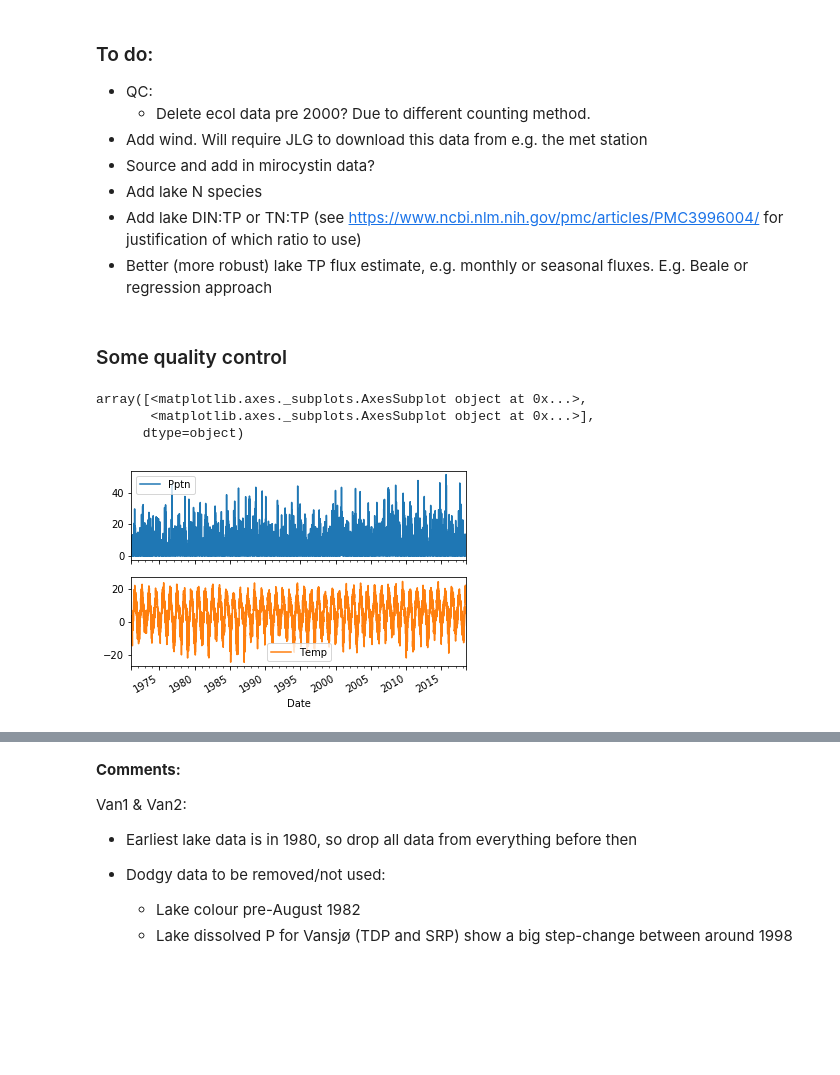
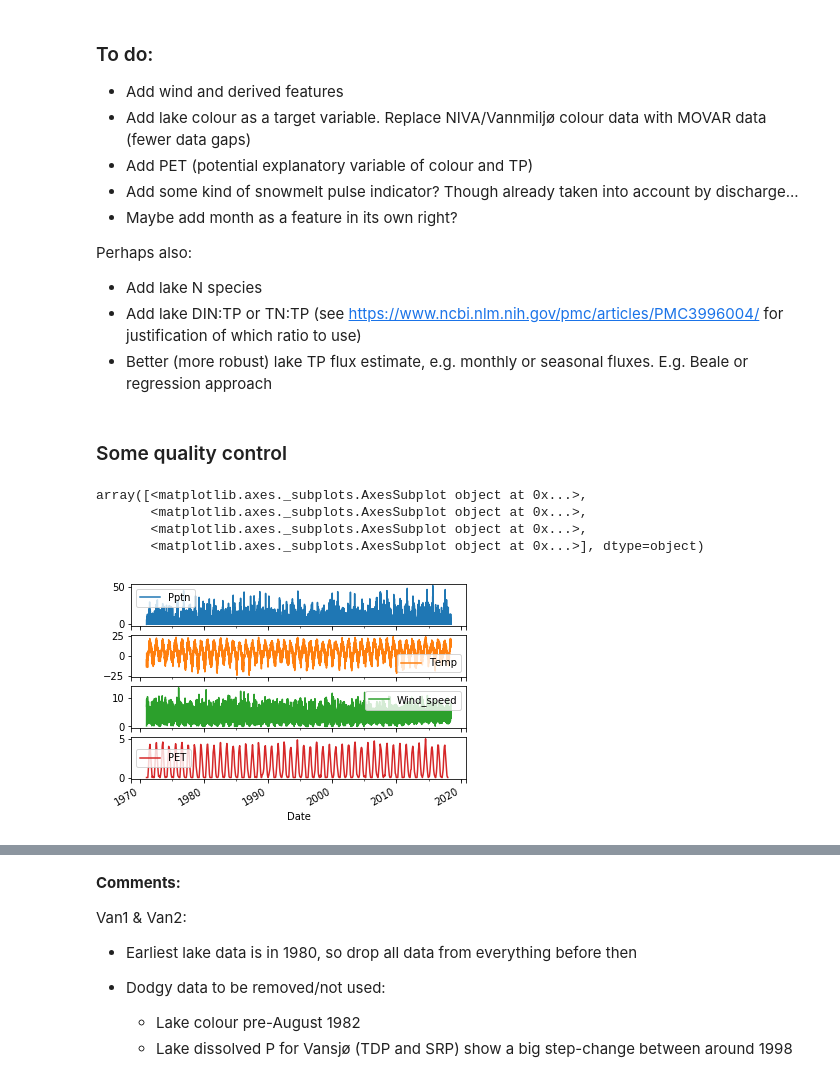
Before and after one commit to icra/WATExR, a Jupyter notebook: Norway_Morsa/Model_Development/Notebooks/01_Make_data_matrix.ipynb, the cells around one changed output, grey strips where cells are left out. Drawn from its saved outputs; the diff is of its cells as text; code cells hidden in the pictures; blank space fills up the shorter version.

Commit message:
Added additional features
Added wind speed and associated features, and PET. Added lake colour as a response variable.

```diff
--- a/Norway_Morsa/Model_Development/Notebooks/01_Make_data_matrix.ipynb
+++ b/Norway_Morsa/Model_Development/Notebooks/01_Make_data_matrix.ipynb
@@ -6,10 +7,13 @@ import os
 # import seaborn as sns
 # %% [markdown]
 ### To do:
-- QC:
-    * Delete ecol data pre 2000? Due to different counting method.
-- Add wind. Will require JLG to download this data from e.g. the met station
-- Source and add in mirocystin data?
+- Add wind and derived features
+- Add lake colour as a target variable. Replace NIVA/Vannmiljø colour data with MOVAR data (fewer data gaps)
+- Add PET (potential explanatory variable of colour and TP)
+- Add some kind of snowmelt pulse indicator? Though already taken into account by discharge...
+- Maybe add month as a feature in its own right?
+
+Perhaps also:
 - Add lake N species
 - Add lake DIN:TP or TN:TP (see https://www.ncbi.nlm.nih.gov/pmc/articles/PMC3996004/ for justification of which ratio to use)
 - Better (more robust) lake TP flux estimate, e.g. monthly or seasonal fluxes. E.g. Beale or regression approach
@@ -25,6 +29,8 @@ inc_fluxes = 0 # 0 or 1
 
 # Met (T, pptn)
 met_fpath = r'../data/Daily_1km_gridded_data_Morsa.csv'
+wind_fpath = r'../data/Obs_Rygge_MeanWindSpeed.csv' # Mean daily wind speed (m/s), Rygge airport
+PET_fpath = r'../data/Morsa_ThornthwaitePET.csv' #N.B. calculated using met station temp rather than gridded. But the two are v. comparable (not so pptn)
 
 # Discharge
 Q_fpath = r'../data/3-22-0_D6pm_Hogfoss_Scaled_to_Kure.csv'
@@ -36,6 +42,9 @@ catchwq_fpath = r'../data/003-59191_chem_obs.csv'
 fname_dict = {'Van1':'Storefjorden (VAN1)', 'Van2':'Vanemfjorden (VAN2)'}
 lakewq_fpath = r'../data/%s_chem_obs.csv'%fname_dict[basin]
 
+# Alternative lake colour data (from Storefjorden, 20m depth, MOVAR data)
+movar_color_fpath = r'../data/LakeColour_MOVAR.csv'
+
 # Lake ecology (PTI, biovolume, cyanomax, cyano biovolume)
 ecol_fpath = r'../data/%s_PTI_Cyano.xlsx'%basin
 
@@ -44,9 +53,15 @@ out_file = r'../data/DataMatrices'
 # %%
 # READ IN
 met_df = pd.read_csv(met_fpath, index_col=0, parse_dates=True, dayfirst=True)
+pet_df = pd.read_csv(PET_fpath, index_col=0, parse_dates=True, dayfirst=True)
+wind_df = pd.read_csv(wind_fpath, index_col=0, parse_dates=True, dayfirst=True)
+
 Q_df = pd.read_csv(Q_fpath, index_col=0, parse_dates=True, dayfirst=True)
+
 catchwq_df = pd.read_csv(catchwq_fpath, index_col=0, parse_dates=True, dayfirst=True)
+
 lakewq_df = pd.read_csv(lakewq_fpath, index_col=0, parse_dates=True, dayfirst=True)
+color_df = pd.read_csv(movar_color_fpath, index_col=0, parse_dates=True, dayfirst=True)
 
 # If looking at Van2 (Vanemfjorden), also read in lake data from Storefjorden
 if basin =='Van2':
@@ -63,14 +78,22 @@ ecol_df = pd.concat([PTI_df['PTI'], biovol_df['Biovolume_mm3_per_l'], cyanoBiovo
 # %%
 # For the met data, just pick the columns of interest and rename them
 met_df = met_df[['RR','TG']]
 met_df.columns = ['Pptn','Temp']
 met_df.index.name = 'Date'
+
+# Add mean daily wind speed (m/s)
+met_df['Wind_speed'] = wind_df.iloc[:,0]
+
+# Also add PET (mm/day)
+met_df['PET'] = pet_df['PET']
+
 met_df.plot(subplots=True)
 # %% [output]
 array([<matplotlib.axes._subplots.AxesSubplot object at 0x...>,
-       <matplotlib.axes._subplots.AxesSubplot object at 0x...>],
-      dtype=object)
+       <matplotlib.axes._subplots.AxesSubplot object at 0x...>,
+       <matplotlib.axes._subplots.AxesSubplot object at 0x...>,
+       <matplotlib.axes._subplots.AxesSubplot object at 0x...>], dtype=object)
-[figure, old version]
+[figure, new version]
 # %%
 Q_df = Q_df['Q_18H_average_m3s_scaled']
 Q_df.rename('Q', inplace=True)
```
Also changed, not shown: parts of 42 cells of this notebook, 9 other files.
